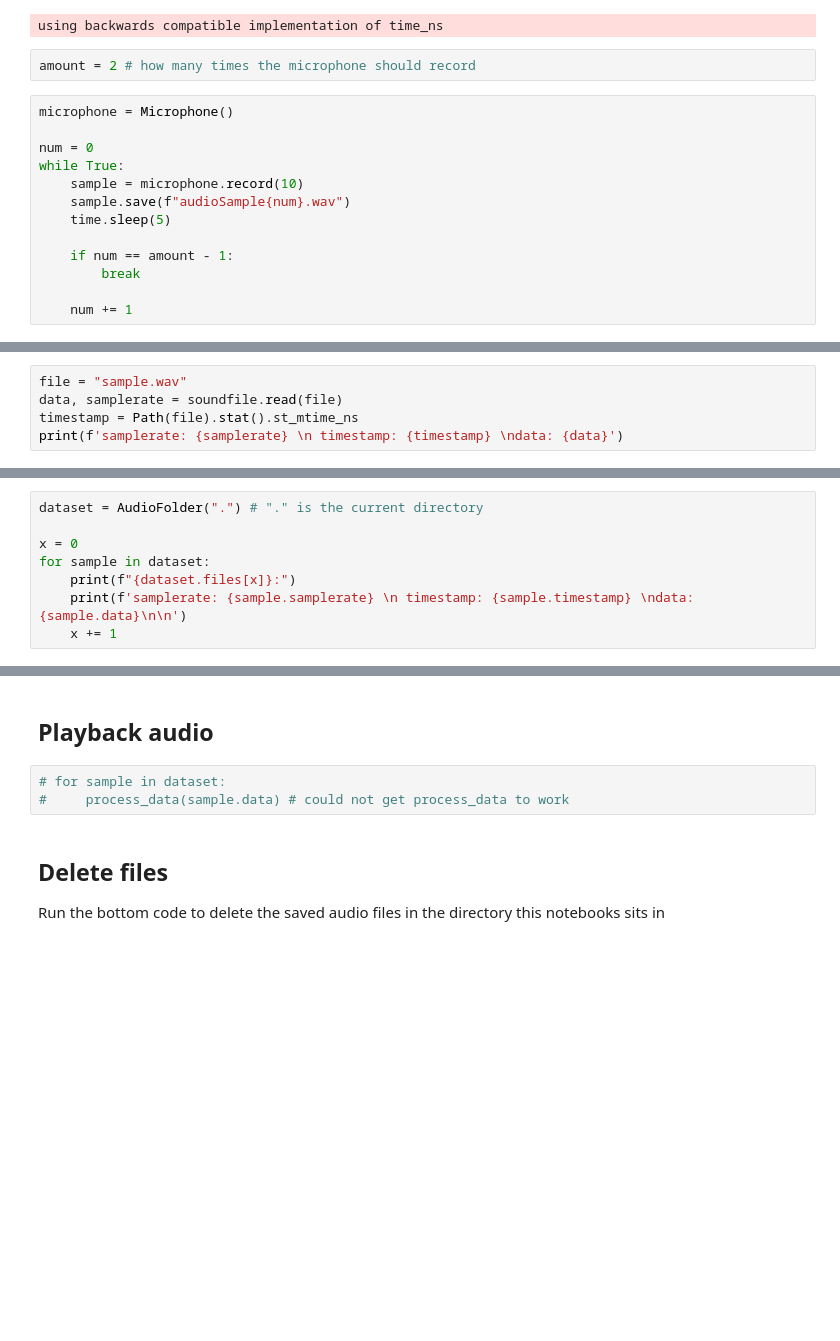
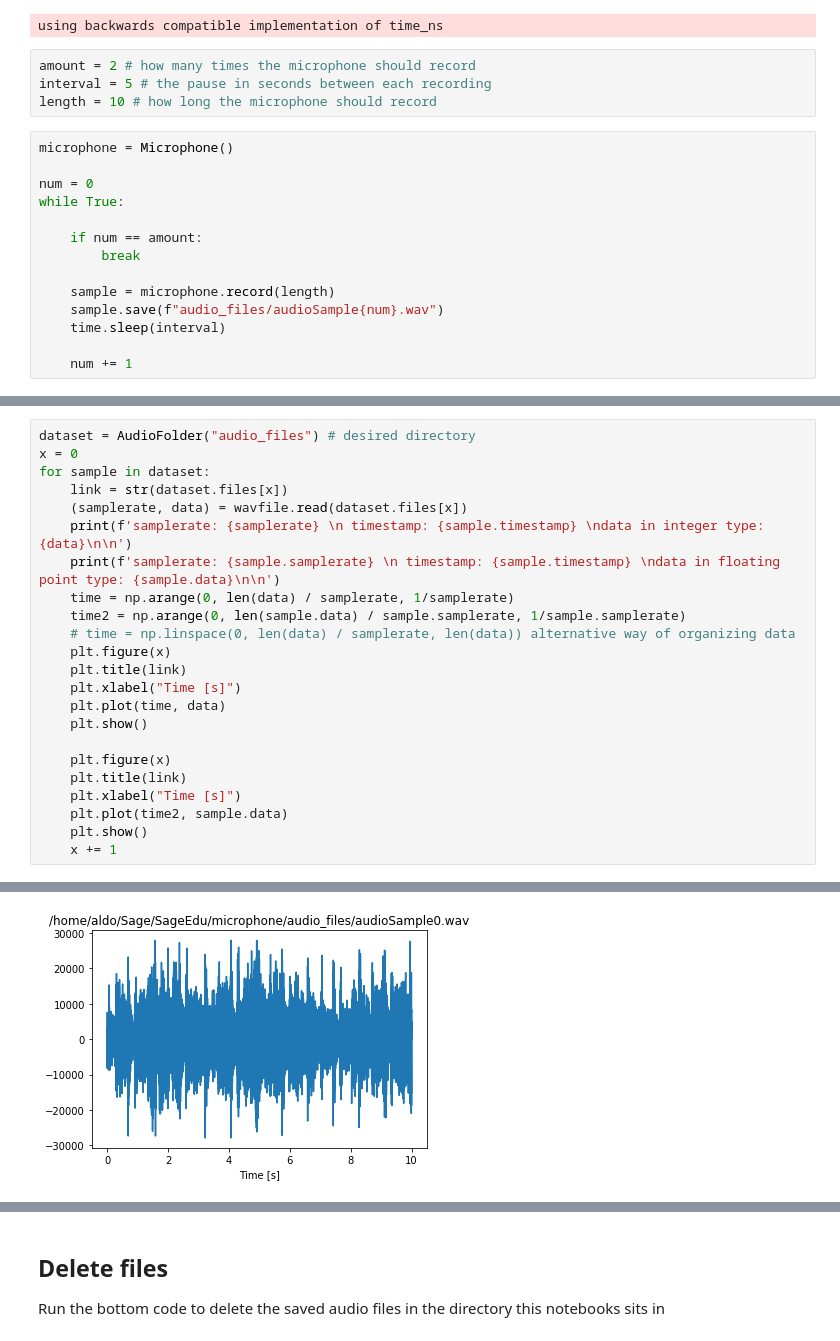
Before and after one commit to ddiLab/SageEdu, a Jupyter notebook: microphone/WaggleAudio.ipynb, the cells around one changed output, grey strips where cells are left out. Cells and saved outputs as stored; diff of their text form; blank space fills up the shorter version.

Commit message:
Organized microphone directory pt2

```diff
--- a/microphone/WaggleAudio.ipynb
+++ b/microphone/WaggleAudio.ipynb
@@ -8,18 +8,21 @@ import time
 using backwards compatible implementation of time_ns
 # %%
 amount = 2 # how many times the microphone should record
+interval = 5 # the pause in seconds between each recording
+length = 10 # how long the microphone should record
 # %%
 microphone = Microphone()
 
 num = 0
 while True:
-    sample = microphone.record(10)
-    sample.save(f"audioSample{num}.wav")
-    time.sleep(5)
 
-    if num == amount - 1:
+    if num == amount:
         break
 
+    sample = microphone.record(length)
+    sample.save(f"audio_files/audioSample{num}.wav")
+    time.sleep(interval)
+
     num += 1
 # %% [markdown]
 ## Access audio data
@@ -30,5 +29,0 @@ from pathlib import Path
-# %%
-file = "sample.wav"
-data, samplerate = soundfile.read(file)
-timestamp = Path(file).stat().st_mtime_ns
-print(f'samplerate: {samplerate} \n timestamp: {timestamp} \ndata: {data}')
@@ -49,9 +39,24 @@ from waggle.data.audio import AudioFolder
 # %%
-dataset = AudioFolder(".") # "." is the current directory
-
+dataset = AudioFolder("audio_files") # desired directory
 x = 0
 for sample in dataset:
-    print(f"{dataset.files[x]}:")
-    print(f'samplerate: {sample.samplerate} \n timestamp: {sample.timestamp} \ndata: {sample.data}\n\n')
+    link = str(dataset.files[x])
+    (samplerate, data) = wavfile.read(dataset.files[x])
+    print(f'samplerate: {samplerate} \n timestamp: {sample.timestamp} \ndata in integer type: {data}\n\n')
+    print(f'samplerate: {sample.samplerate} \n timestamp: {sample.timestamp} \ndata in floating point type: {sample.data}\n\n')
+    time = np.arange(0, len(data) / samplerate, 1/samplerate)
+    time2 = np.arange(0, len(sample.data) / sample.samplerate, 1/sample.samplerate)
+    # time = np.linspace(0, len(data) / samplerate, len(data)) alternative way of organizing data
+    plt.figure(x)
+    plt.title(link)
+    plt.xlabel("Time [s]")
+    plt.plot(time, data)
+    plt.show()
+
+    plt.figure(x)
+    plt.title(link)
+    plt.xlabel("Time [s]")
+    plt.plot(time2, sample.data)
+    plt.show()
     x += 1
 # %% [output]
@@ -74,0 +77 @@ data: [[ 0.00869751]
+[figure, added]
@@ -75,8 +139,3 @@ data: [[ 0.00869751]
-# %% [markdown]
-## Playback audio
-# %%
-# for sample in dataset:
-#     process_data(sample.data) # could not get process_data to work
 # %% [markdown]
 ## Delete files
 Run the bottom code to delete the saved audio files in the directory this notebooks sits in
```
Also changed, not shown: parts of 9 cells of this notebook, 6 other files.
